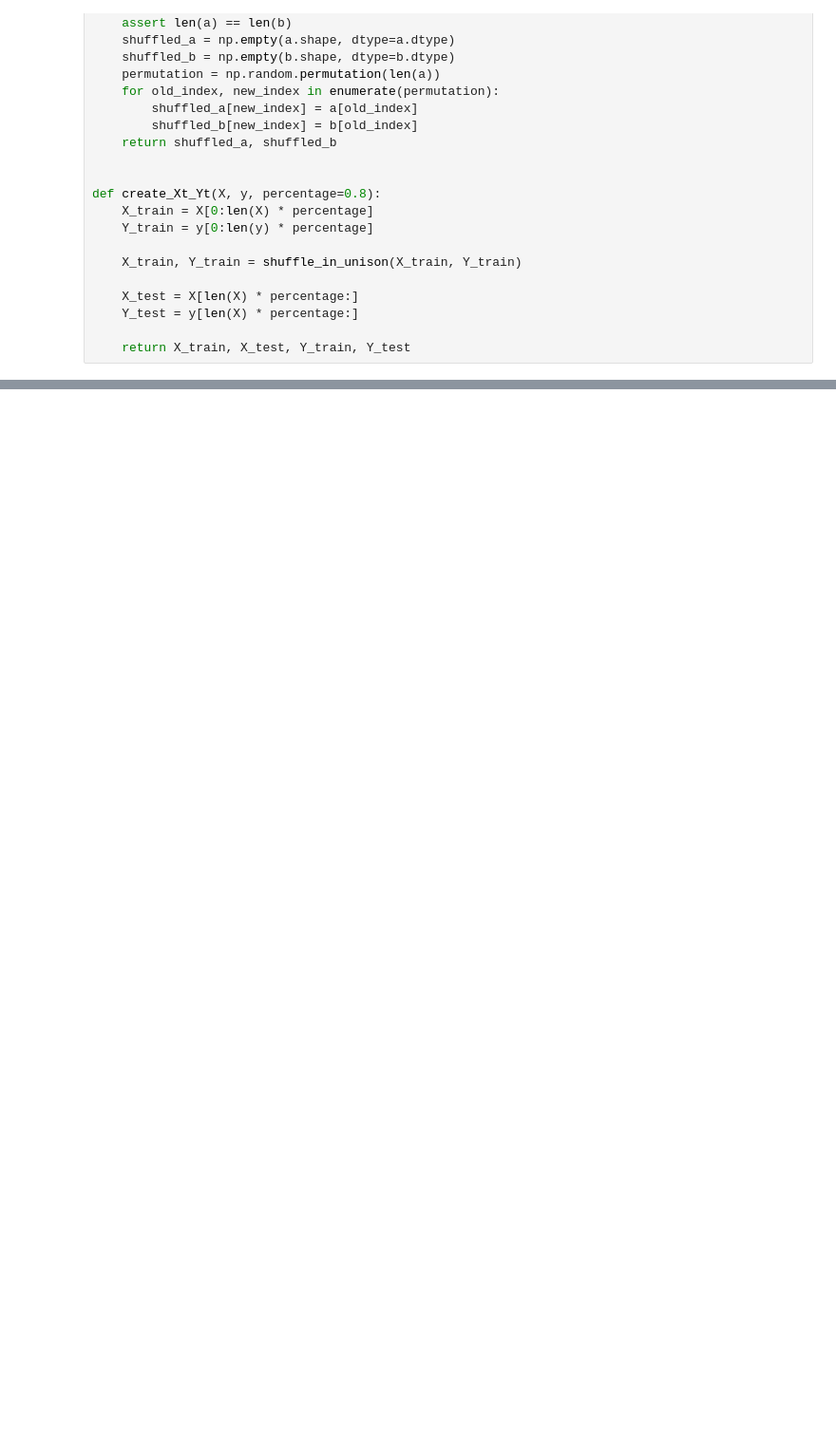
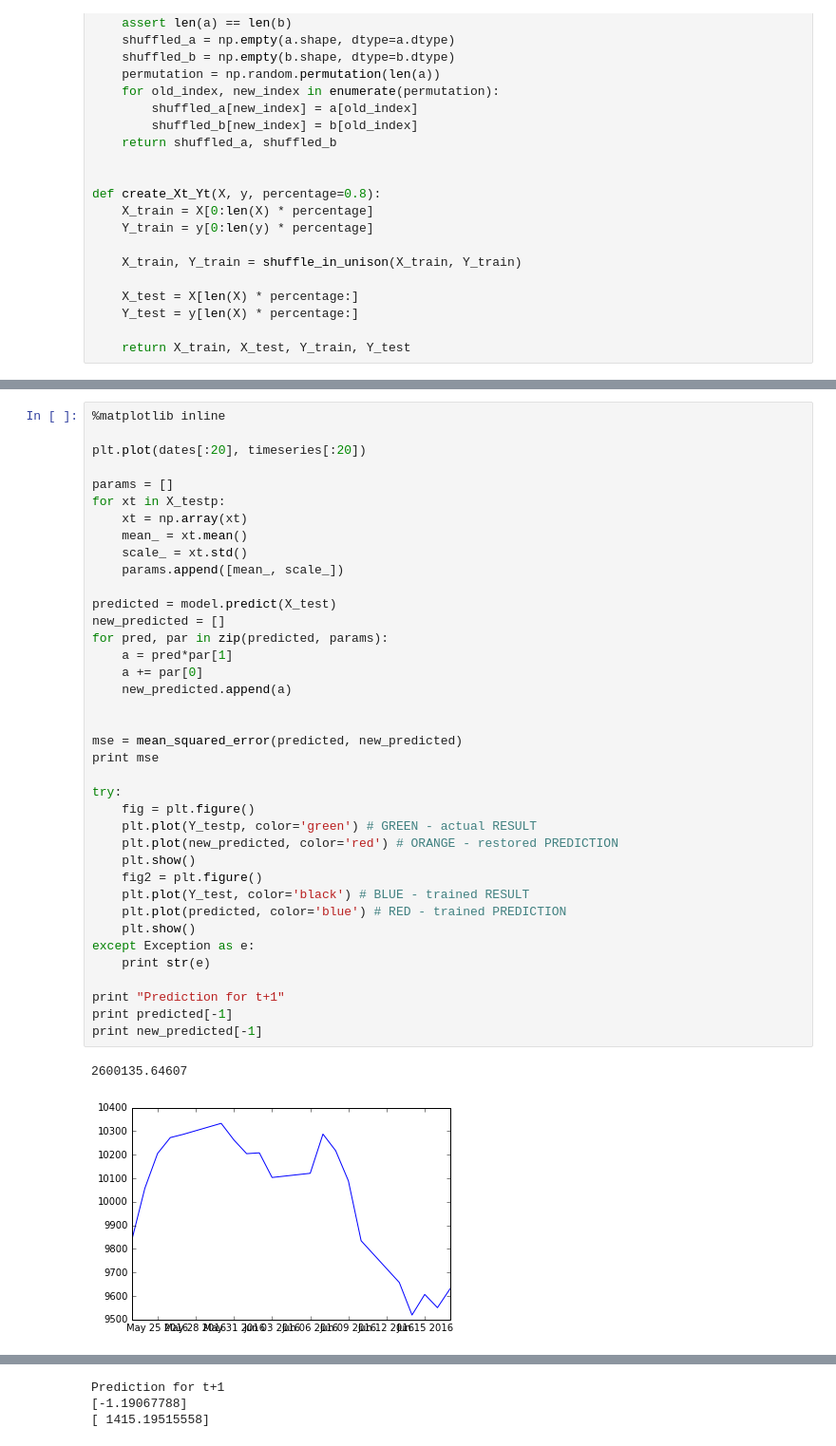
Before and after one commit to afritzler/deep-trading, a Jupyter notebook: 1-TimeSeries-Prediction.ipynb, the cells around one changed output, grey strips where cells are left out. Shown: that part at 95% size. Cells and saved outputs as stored; diff of their text form; blank space fills up the shorter version.

```diff
--- a/1-TimeSeries-Prediction.ipynb
+++ b/1-TimeSeries-Prediction.ipynb
@@ -215,0 +188,41 @@ Epoch 5/5
+# %%
+%matplotlib inline
+
+plt.plot(dates[:20], timeseries[:20])
+
+params = []
+for xt in X_testp:
+    xt = np.array(xt)
+    mean_ = xt.mean()
+    scale_ = xt.std()
+    params.append([mean_, scale_])
+
+predicted = model.predict(X_test)
+new_predicted = []
+for pred, par in zip(predicted, params):
+    a = pred*par[1]
+    a += par[0]
+    new_predicted.append(a)
+
+
+mse = mean_squared_error(predicted, new_predicted)
+print mse
+
+try:
+    fig = plt.figure()
+    plt.plot(Y_testp, color='green') # GREEN - actual RESULT
+    plt.plot(new_predicted, color='red') # ORANGE - restored PREDICTION
+    plt.show()
+    fig2 = plt.figure()
+    plt.plot(Y_test, color='black') # BLUE - trained RESULT
+    plt.plot(predicted, color='blue') # RED - trained PREDICTION
+    plt.show()
+except Exception as e:
+    print str(e)
+
+print "Prediction for t+1"
+print predicted[-1]
+print new_predicted[-1]
+# %% [output]
+2600135.64607
+[figure, added]
@@ -215,0 +231,3 @@ Epoch 5/5
+Prediction for t+1
+[-1.19067788]
+[ 1415.19515558]
```
Also changed, not shown: parts of 3 cells of this notebook.
